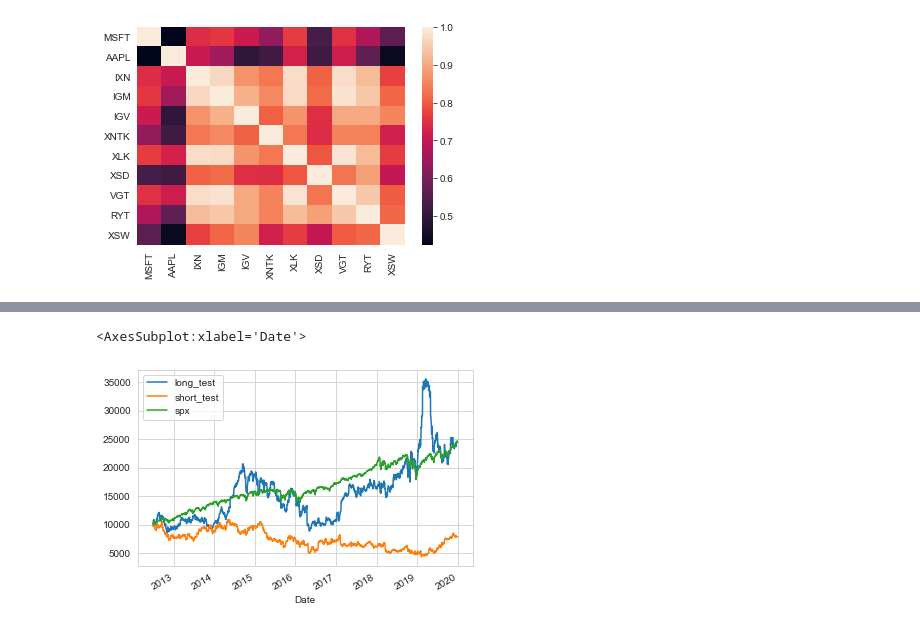
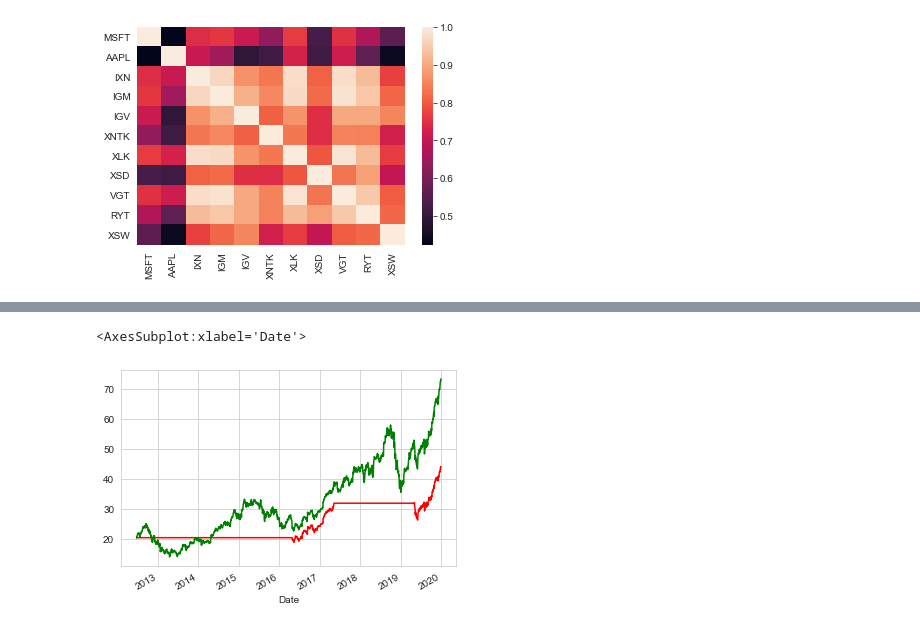
Before and after one commit to anthonysuherli/Statistical-arbitrage-with-O-U-process, a Jupyter notebook: Capstone_2_Modelling.ipynb, the cells around one changed output, grey strips where cells are left out. Drawn from its saved outputs; the diff is of its cells as text; code cells hidden in the pictures.

```diff
--- a/Capstone_2_Modelling.ipynb
+++ b/Capstone_2_Modelling.ipynb
@@ -425,5 +377,45 @@ for i in range(0,len(longs)-1):
-# %%
-backtest_result.plot()
-# %% [output]
-<AxesSubplot:xlabel='Date'>
-[figure, removed]
+# %%
+s_tech = pd.read_csv('s_score_all_tech_b.csv').dropna().dropna(axis=1).set_index('Date')
+# %%
+s_score = pd.DataFrame(s_tech.AAPL).rename({'AAPL':'AAPL_s'},axis=1)
+s_score = s_score.join(stetf['AAPL']+1)
+# %%
+def sim_arbitrage(s_score,buy_s,cut_s,cap):
+    daily_cap = []
+    long = False
+    for i in s_score.iterrows():
+        curr_d = i[0]
+        curr_s = i[1][0]
+        curr_r = i[1][1]
+        daily_cap.append(cap)
+        if long == True:
+            cap = cap * curr_r
+            if curr_s > cut_s:
+                long = False
+
+        #elif short == True:
+        #    cap = cap * (((curr_r - 1) * -1) + 1)
+        #    if curr_s <= -.5:
+        #        short = False
+
+        if curr_s <= buy_s:
+            long = True
+        #elif curr_s > 1.25:
+        #    short = True
+
+    daily_cap = pd.DataFrame(daily_cap,index = s_score.index,columns= ['value'])
+    daily_ret = daily_cap.pct_change()[1:]
+    sharpe = daily_ret.mean()/daily_ret.std()
+    sortino = daily_ret.mean()/daily_ret[daily_ret<0].std()
+
+    return daily_cap,daily_ret,sharpe,sortino
+# %%
+dc,dr,ds,dso = sim_arbitrage(s_score,a_sh[0],a_sh[1],20.38)
+
+test_sh_aapl= dc.join(st_close.AAPL)
+
+test_sh_aapl.value.plot(color='r')
+test_sh_aapl.AAPL.plot(color = 'g')
+# %% [output]
+<AxesSubplot:xlabel='Date'>
+[figure, added]
```
Also changed, not shown: parts of 25 cells of this notebook, 2 other files.
